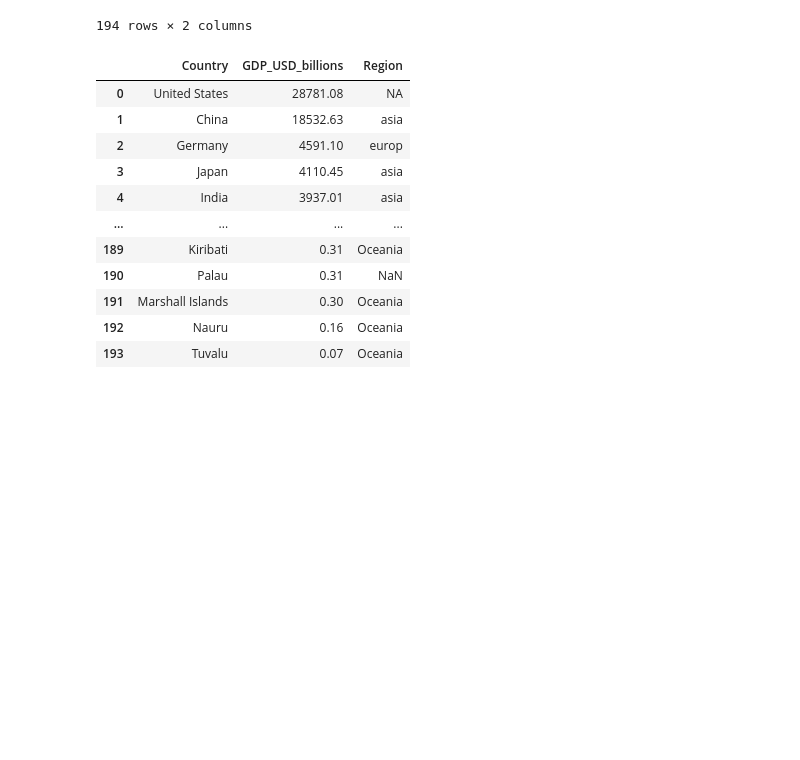
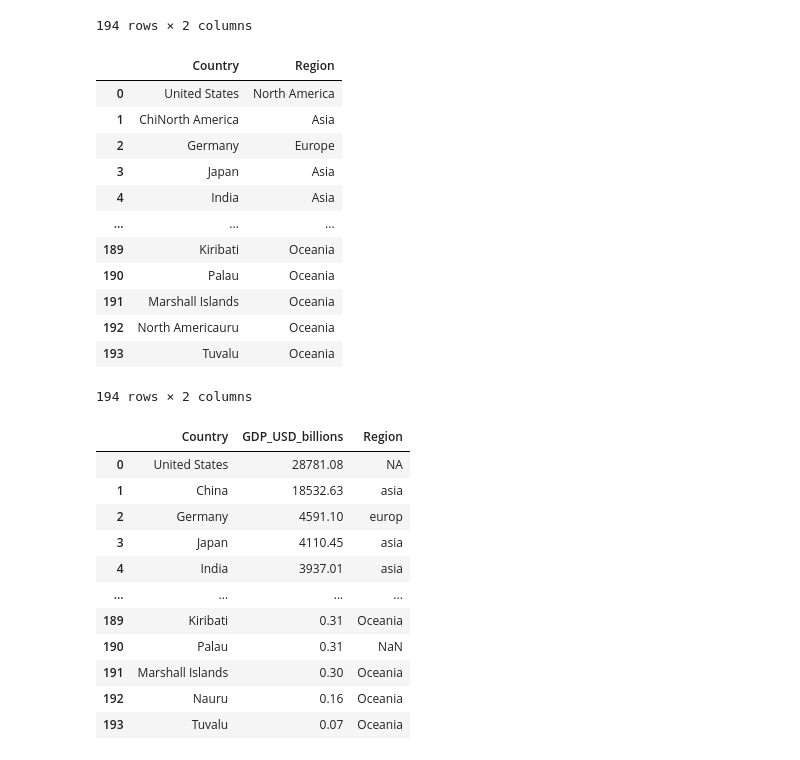
Before and after one commit to ssangmin-junior/softeer_wiki, a Jupyter notebook: missions/w1/ETL/etl_1.ipynb, the cells around one changed output. Cells and saved outputs as stored; diff of their text form; code cells hidden in the pictures; blank space fills up the shorter version.

```diff
--- a/missions/w1/ETL/etl_1.ipynb
+++ b/missions/w1/ETL/etl_1.ipynb
@@ -882,12 +885,25 @@ df
 194 rows × 2 columns
 # %%
 # df와 regions를 Country를 기준으로 병합
+regions=pd.read_csv('/Users/admin/Documents/GitHub/softeer_wiki/missions/w1/region.csv')
 merged_df = pd.merge(df, regions, on='Country', how='left')
 
 # Region 컬럼명 변경
-merged_df.rename(columns={'region': 'Region'}, inplace=True)
-
-merged_df.to_csv('merged.csv')
+#merged_df.rename(columns={'region': 'Region'}, inplace=True)
+# %% [output]
+|  | Country | Region |
+| 0 | United States | North America |
+| 1 | ChiNorth America | Asia |
+| 2 | Germany | Europe |
+| 3 | Japan | Asia |
+| 4 | India | Asia |
+| ... | ... | ... |
+| 189 | Kiribati | Oceania |
+| 190 | Palau | Oceania |
+| 191 | Marshall Islands | Oceania |
+| 192 | North Americauru | Oceania |
+| 193 | Tuvalu | Oceania |
+194 rows × 2 columns
 # %%
 merged_df
 # %% [output]
```
Also changed, not shown: parts of 10 cells of this notebook, 1 other file.
